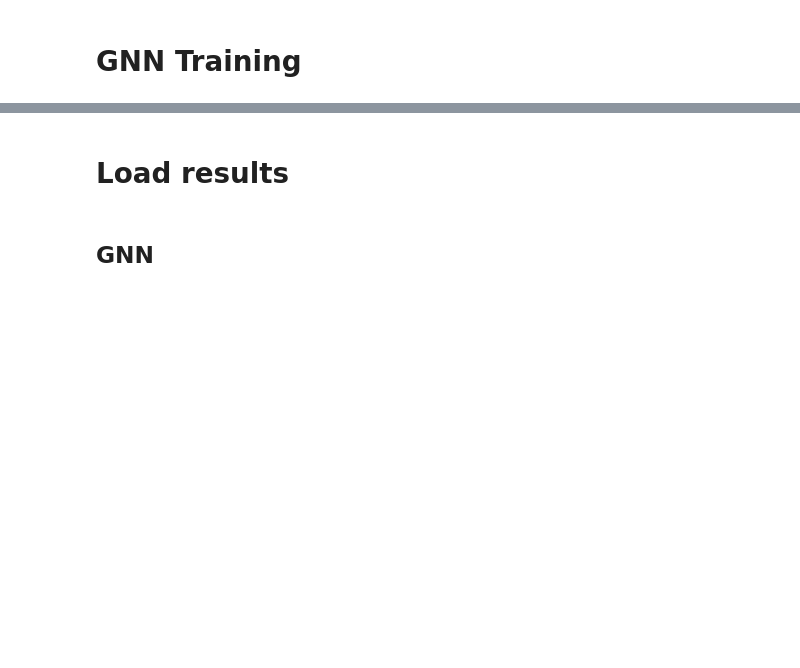
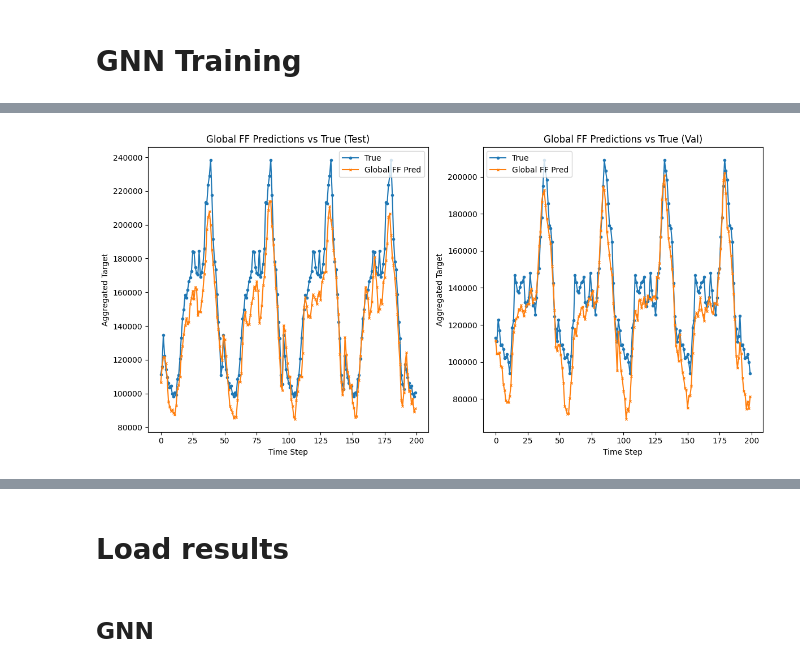
Before and after one commit to eloicampagne/gnn4elf, a Jupyter notebook: expe.ipynb, the cells around one changed output, grey strips where cells are left out. Saved outputs shown, nothing was run; the diff lists cells and outputs as text; code cells hidden in the pictures; blank space fills up the shorter version.

```diff
--- a/expe.ipynb
+++ b/expe.ipynb
@@ -392,8 +1151,12 @@ for node in data.nodes:
 X_train_all = np.concatenate(X_train_all, axis=0)
 y_train_all = np.concatenate(y_train_all, axis=0)
 
-global_scalerX = MinMaxScaler().fit(X_train_all)
-global_scalerY = MinMaxScaler().fit(y_train_all)
+global_scalerX = MinMaxScaler().fit(X_train_all)  # global fallback
+global_scalerY = MinMaxScaler().fit(y_train_all)  # global fallback
+
+# Per-node scalers (nodewise + channelwise, as in the paper)
+scaler_X_node = {}
+scaler_Y_node = {}
 
 for node in data.nodes:
     train_r = data.df_train[data.df_train[data.node_var] == node].reset_index(drop=True)[features].values
@@ -404,13 +1167,16 @@ for node in data.nodes:
     y_val_r   = data.df_val[data.df_val[data.node_var] == node].reset_index(drop=True)[[target]].values
     y_test_r  = data.df_test[data.df_test[data.node_var] == node].reset_index(drop=True)[[target]].values
 
-    train_r_scaled = global_scalerX.transform(train_r)
-    val_r_scaled   = global_scalerX.transform(val_r)
-    test_r_scaled  = global_scalerX.transform(test_r)
+    scaler_X_node[node] = MinMaxScaler().fit(train_r)
+    scaler_Y_node[node] = MinMaxScaler().fit(y_train_r)
 
-    y_train_r_scaled = global_scalerY.transform(y_train_r)
-    y_val_r_scaled   = global_scalerY.transform(y_val_r)
-    y_test_r_scaled  = global_scalerY.transform(y_test_r)
+    train_r_scaled = scaler_X_node[node].transform(train_r)
+    val_r_scaled   = scaler_X_node[node].transform(val_r)
+    test_r_scaled  = scaler_X_node[node].transform(test_r)
+
+    y_train_r_scaled = scaler_Y_node[node].transform(y_train_r)
+    y_val_r_scaled   = scaler_Y_node[node].transform(y_val_r)
+    y_test_r_scaled  = scaler_Y_node[node].transform(y_test_r)
 
     X_train_seq, y_train_seq = create_sequences(train_r_scaled, y_train_r_scaled, mode='train', horizon=forecast_horizon)
     X_val_seq, y_val_seq     = create_sequences(val_r_scaled, y_val_r_scaled, mode='test', horizon=forecast_horizon)
@@ -424,0 +1349,21 @@ for node in data.nodes:
+# %%
+# Plot predictions for global FF
+plt.figure(figsize=(12, 6))
+plt.subplot(1, 2, 1)
+plt.plot(y_true_test_ff[:200], label="True", marker='o', markersize=3)
+plt.plot(y_pred_test_ff[:200], label="Global FF Pred", marker='x', markersize=3)
+plt.title("Global FF Predictions vs True (Test)")
+plt.xlabel("Time Step")
+plt.ylabel("Aggregated Target")
+plt.legend()
+plt.subplot(1, 2, 2)
+plt.plot(y_true_val_ff[:200], label="True", marker='o', markersize=3)
+plt.plot(y_pred_val_ff[:200], label="Global FF Pred", marker='x', markersize=3)
+plt.title("Global FF Predictions vs True (Val)")
+plt.xlabel("Time Step")
+plt.ylabel("Aggregated Target")
+plt.legend()
+plt.tight_layout()
+plt.show()
+# %% [output]
+[figure, added]
```
Also changed, not shown: parts of 45 cells of this notebook.
